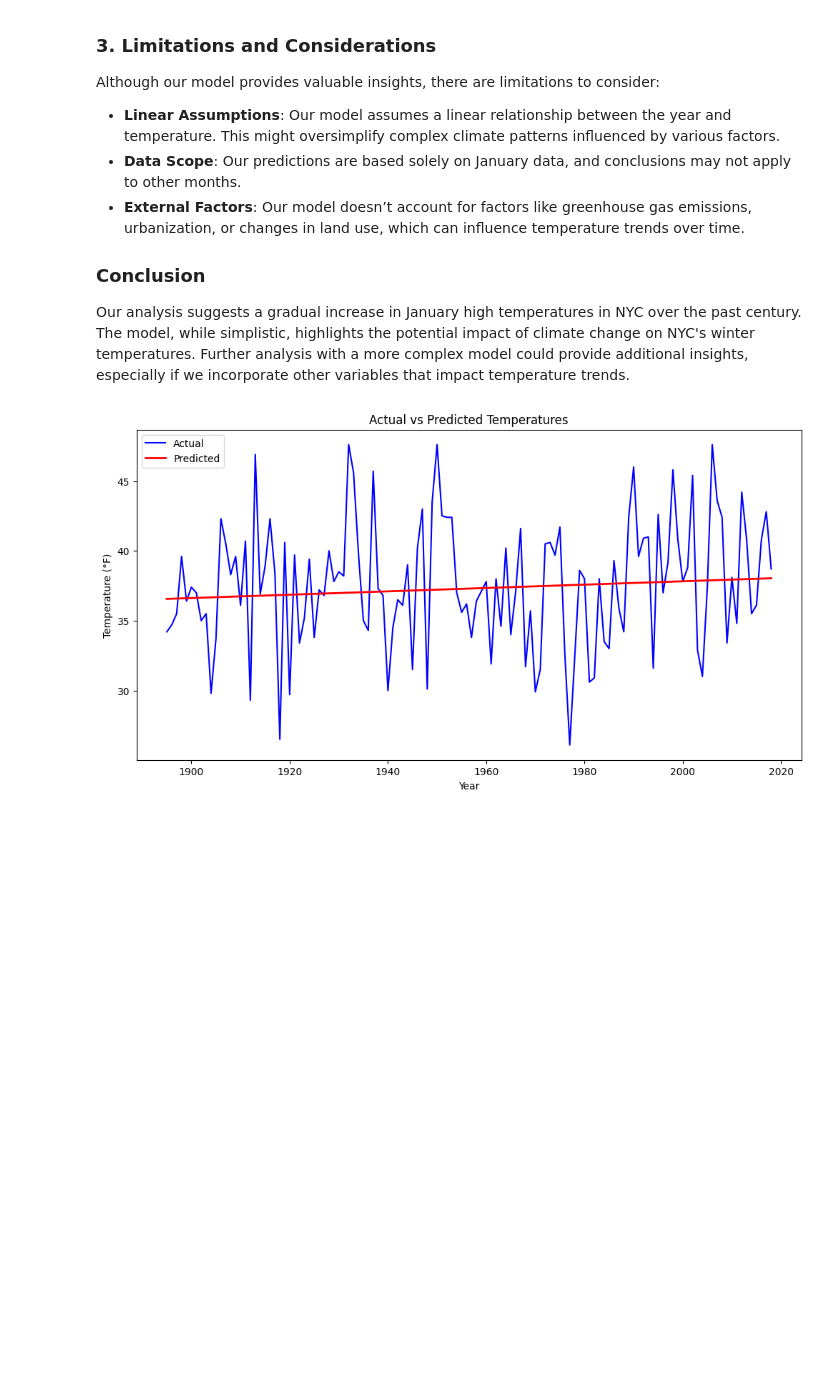
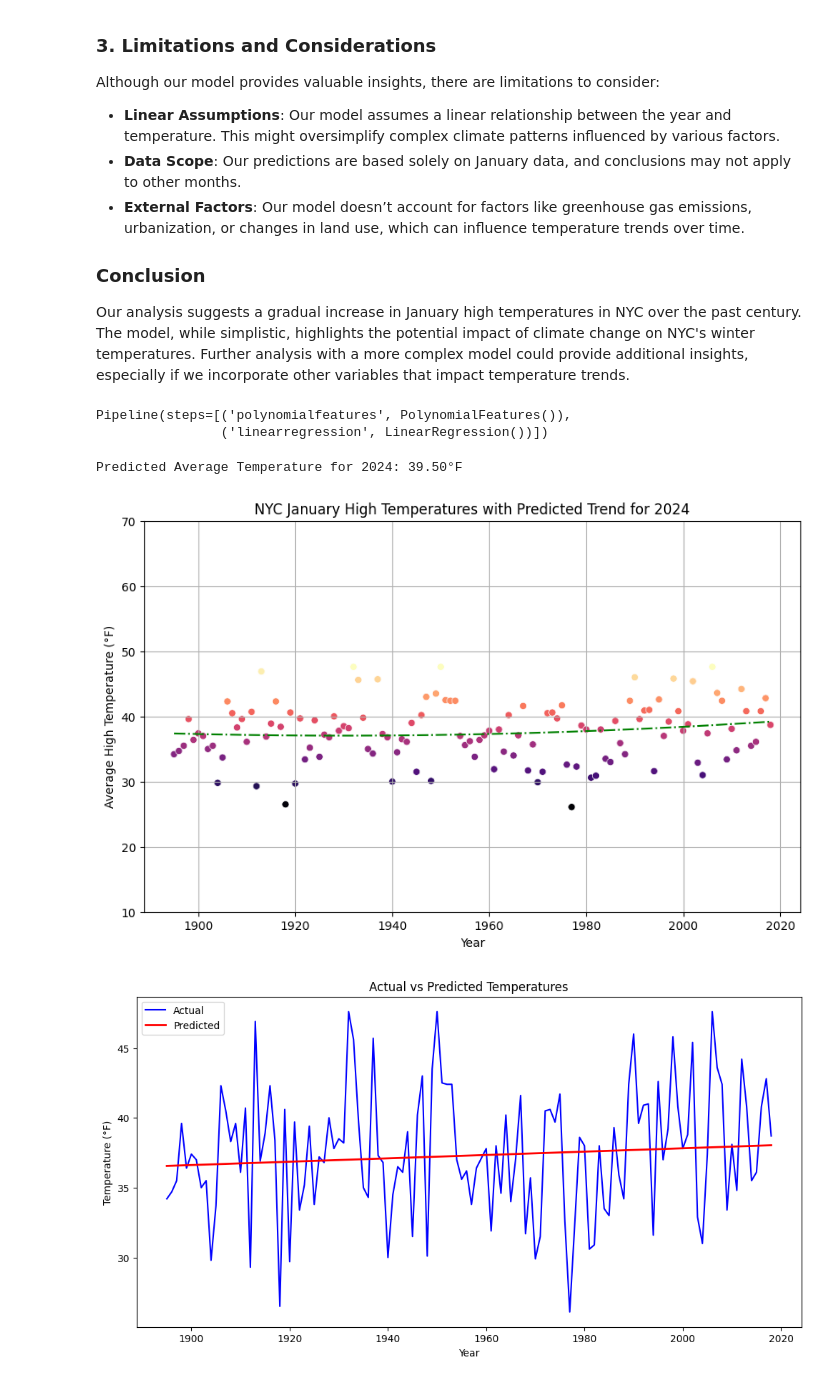
Before and after one commit to brandonjbbb/datafun-07-ml, a Jupyter notebook: brandon_ml.ipynb, the cells around one changed output. Saved outputs shown, nothing was run; the diff lists cells and outputs as text; code cells hidden in the pictures; blank space fills up the shorter version.

Commit message:
Updated brandon_ml.ipynb with 2024 prediction and visualization enhancements

```diff
--- a/brandon_ml.ipynb
+++ b/brandon_ml.ipynb
@@ -435,6 +344,49 @@ Although our model provides valuable insights, there are limitations to consider
 
 ### Conclusion
 Our analysis suggests a gradual increase in January high temperatures in NYC over the past century. The model, while simplistic, highlights the potential impact of climate change on NYC's winter temperatures. Further analysis with a more complex model could provide additional insights, especially if we incorporate other variables that impact temperature trends.
+# %%
+# Import necessary libraries for polynomial regression
+from sklearn.preprocessing import PolynomialFeatures
+from sklearn.pipeline import make_pipeline
+
+# Section 1 - Polynomial Regression Model Fitting
+# Define a polynomial model of degree 2
+poly_model = make_pipeline(PolynomialFeatures(degree=2), LinearRegression())
+poly_model.fit(X.values, y)  # Fit model using raw NumPy array for compatibility
+# %% [output]
+Pipeline(steps=[('polynomialfeatures', PolynomialFeatures()),
+                ('linearregression', LinearRegression())])
+# %%
+# Section 3 - Predict
+
+# Predict temperature for 2024 using raw value instead of DataFrame
+predicted_temp_2024 = poly_model.predict(np.array([[2024]]))[0]
+print(f"Predicted Average Temperature for 2024: {predicted_temp_2024:.2f}°F")  # Expected closer to 38.94
+# %% [output]
+Predicted Average Temperature for 2024: 39.50°F
+# %%
+# Section 4 - Visualization
+
+# Initialize plot
+plt.figure(figsize=(10, 6))
+
+# Scatter plot with seaborn
+sns.scatterplot(data=temp_data, x='Year', y='AvgTemp', hue='AvgTemp', palette='magma', legend=False)
+
+# Plot polynomial regression line
+years_range = np.linspace(temp_data['Year'].min(), temp_data['Year'].max(), 200)
+predicted_temps_poly = poly_model.predict(years_range.reshape(-1, 1))
+plt.plot(years_range, predicted_temps_poly, color='green', linestyle='-.')
+
+# Set plot details
+plt.ylim(10, 70)
+plt.xlabel("Year")
+plt.ylabel("Average High Temperature (°F)")
+plt.title("NYC January High Temperatures with Predicted Trend for 2024")
+plt.grid()
+plt.show()
+# %% [output]
+[figure, added]
 # %%
 import matplotlib.pyplot as plt
 
```
Also changed, not shown: parts of 1 cell of this notebook.
